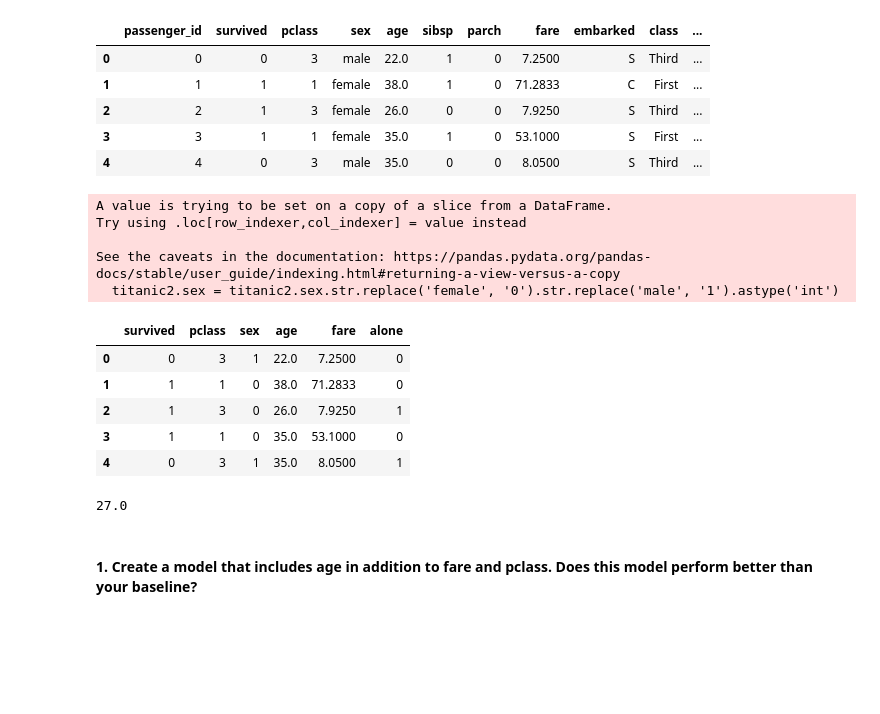
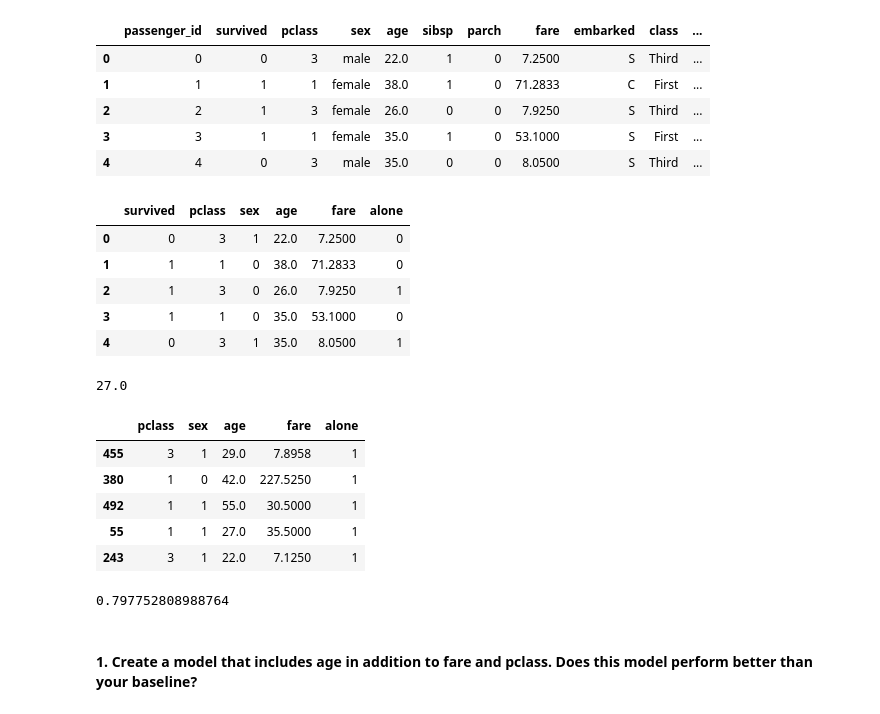
Before and after one commit to morgancross2/classification-exercises, a Jupyter notebook: model.ipynb, the cells around one changed output. Saved outputs shown, nothing was run; the diff lists cells and outputs as text; code cells hidden in the pictures; blank space fills up the shorter version.

```diff
--- a/model.ipynb
+++ b/model.ipynb
@@ -1164,15 +1164,10 @@ titanic.head()
 | 3 | 3 | 1 | 1 | female | 35.0 | 1 | 0 | 53.1000 | S | First | ... |
 | 4 | 4 | 0 | 3 | male | 35.0 | 0 | 0 | 8.0500 | S | Third | ... |
 # %%
-titanic2 = titanic[['survived', 'pclass', 'sex','age','fare', 'alone']]
+titanic2 = titanic.drop(columns=['passenger_id','sibsp','parch','embarked','class','deck','embark_town'])
 titanic2.sex = titanic2.sex.str.replace('female', '0').str.replace('male', '1').astype('int')
 titanic2.head()
 # %% [output]
-A value is trying to be set on a copy of a slice from a DataFrame.
-Try using .loc[row_indexer,col_indexer] = value instead
-
-See the caveats in the documentation: https://pandas.pydata.org/pandas-docs/stable/user_guide/indexing.html#returning-a-view-versus-a-copy
-  titanic2.sex = titanic2.sex.str.replace('female', '0').str.replace('male', '1').astype('int')
 |  | survived | pclass | sex | age | fare | alone |
 | 0 | 0 | 3 | 1 | 22.0 | 7.2500 | 0 |
 | 1 | 1 | 1 | 0 | 38.0 | 71.2833 | 0 |
@@ -1198,3 +1200,19 @@ test.age = test.age.fillna(value=filler)
+# %%
+X_train0.head()
+# %% [output]
+|  | pclass | sex | age | fare | alone |
+| 455 | 3 | 1 | 29.0 | 7.8958 | 1 |
+| 380 | 1 | 0 | 42.0 | 227.5250 | 1 |
+| 492 | 1 | 1 | 55.0 | 30.5000 | 1 |
+| 55 | 1 | 1 | 27.0 | 35.5000 | 1 |
+| 243 | 3 | 1 | 22.0 | 7.1250 | 1 |
+# %%
+logit0 = LogisticRegression()
+logit0.fit(X_train0, y_train0)
+y_pred0 = logit0.predict(X_train0)
+logit0.score(X_train0, y_train0)
+# %% [output]
+0.797752808988764
 # %%
 y_train1 = train.survived
 X_train1 = train.drop(columns=['survived', 'sex', 'alone'])
```
Also changed, not shown: parts of 10 cells of this notebook, 1 other file.
